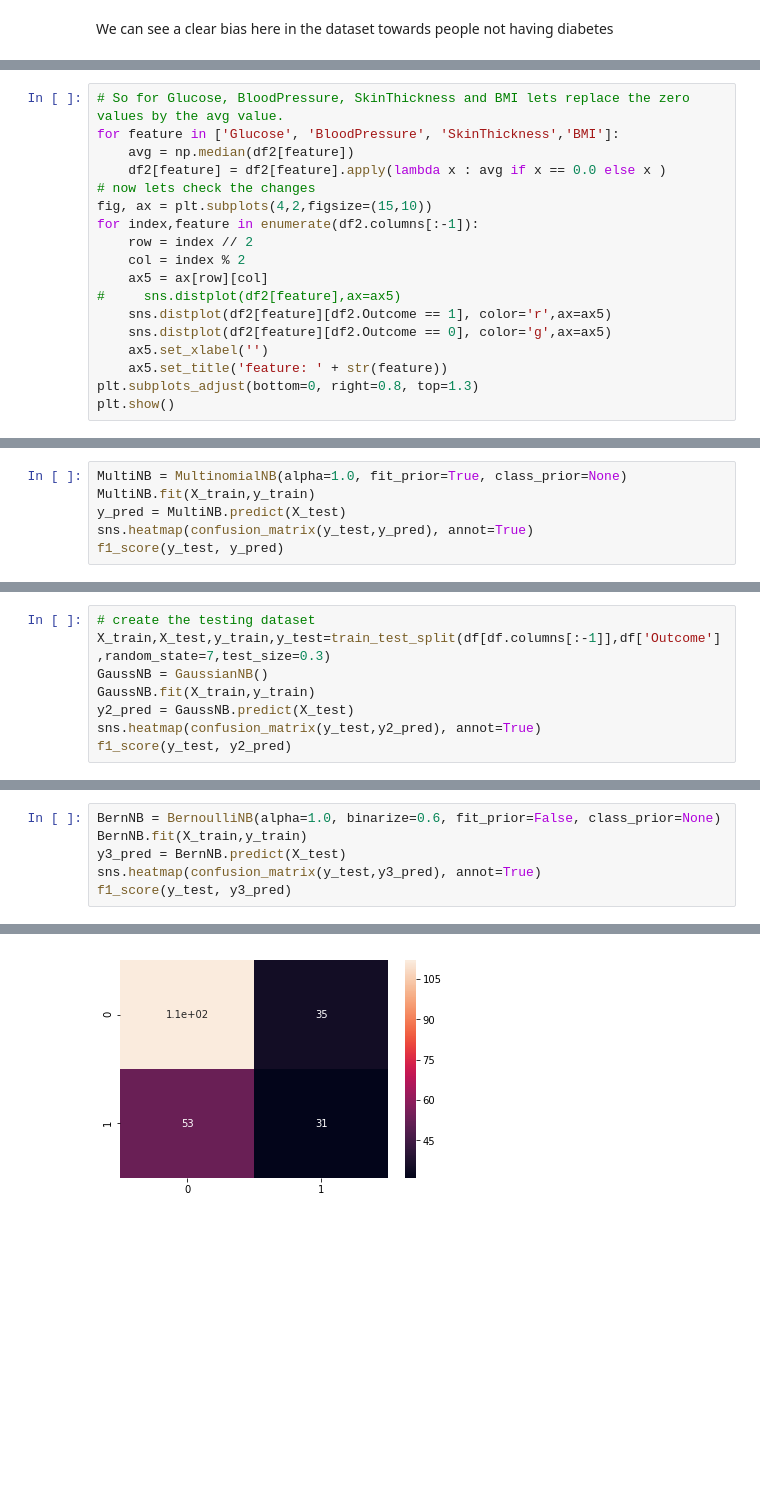
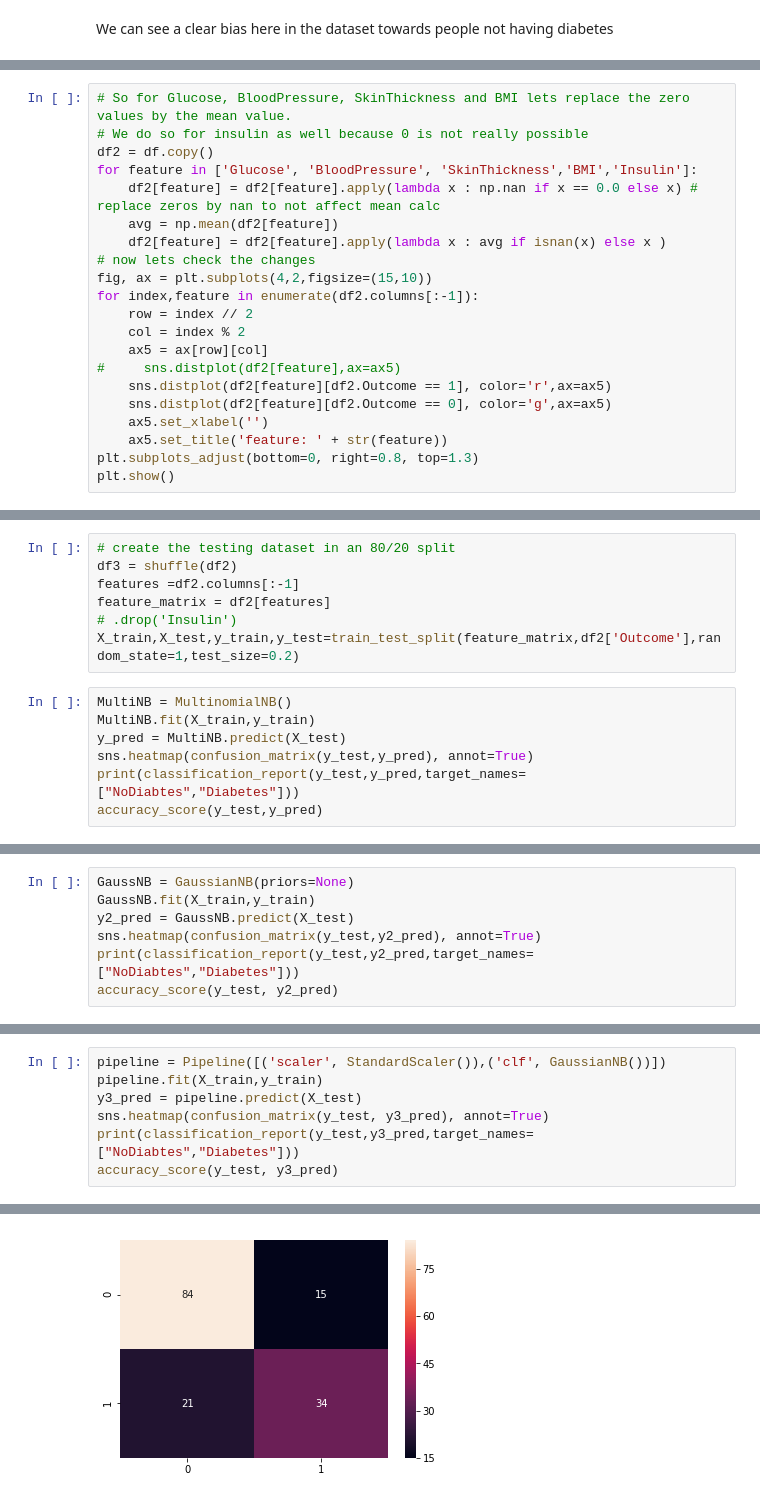
Before and after one commit to gregory1506/COMP6390, a Jupyter notebook: 03717357_Gregory_A4/03717357_COMP6930_A4_Q1.ipynb, the cells around one changed output, grey strips where cells are left out. Cells and saved outputs as stored; diff of their text form; blank space fills up the shorter version.

```diff
--- a/03717357_Gregory_A4/03717357_COMP6930_A4_Q1.ipynb
+++ b/03717357_Gregory_A4/03717357_COMP6930_A4_Q1.ipynb
@@ -83,8 +107,11 @@ We can see a clear bias here in the dataset towards people not having diabetes
 # %%
-# So for Glucose, BloodPressure, SkinThickness and BMI lets replace the zero values by the avg value.
-for feature in ['Glucose', 'BloodPressure', 'SkinThickness','BMI']:
-    avg = np.median(df2[feature])
-    df2[feature] = df2[feature].apply(lambda x : avg if x == 0.0 else x )
+# So for Glucose, BloodPressure, SkinThickness and BMI lets replace the zero values by the mean value.
+# We do so for insulin as well because 0 is not really possible
+df2 = df.copy()
+for feature in ['Glucose', 'BloodPressure', 'SkinThickness','BMI','Insulin']:
+    df2[feature] = df2[feature].apply(lambda x : np.nan if x == 0.0 else x) # replace zeros by nan to not affect mean calc
+    avg = np.mean(df2[feature])
+    df2[feature] = df2[feature].apply(lambda x : avg if isnan(x) else x )
 # now lets check the changes
 fig, ax = plt.subplots(4,2,figsize=(15,10))
 for index,feature in enumerate(df2.columns[:-1]):
@@ -106,7 +133,15 @@ Lets have a look again at both the three main NB classifiers Multinomial,Gaussia
+# %%
+# create the testing dataset in an 80/20 split
+df3 = shuffle(df2)
+features =df2.columns[:-1]
+feature_matrix = df2[features]
+# .drop('Insulin')
+X_train,X_test,y_train,y_test=train_test_split(feature_matrix,df2['Outcome'],random_state=1,test_size=0.2)
 # %%
-MultiNB = MultinomialNB(alpha=1.0, fit_prior=True, class_prior=None)
+MultiNB = MultinomialNB()
 MultiNB.fit(X_train,y_train)
 y_pred = MultiNB.predict(X_test)
 sns.heatmap(confusion_matrix(y_test,y_pred), annot=True)
-f1_score(y_test, y_pred)
+print(classification_report(y_test,y_pred,target_names=["NoDiabtes","Diabetes"]))
+accuracy_score(y_test,y_pred)
 # %% [output]
@@ -115,9 +156,8 @@ f1_score(y_test, y_pred)
 # %%
-# create the testing dataset
-X_train,X_test,y_train,y_test=train_test_split(df[df.columns[:-1]],df['Outcome'],random_state=7,test_size=0.3)
-GaussNB = GaussianNB()
+GaussNB = GaussianNB(priors=None)
 GaussNB.fit(X_train,y_train)
 y2_pred = GaussNB.predict(X_test)
 sns.heatmap(confusion_matrix(y_test,y2_pred), annot=True)
-f1_score(y_test, y2_pred)
+print(classification_report(y_test,y2_pred,target_names=["NoDiabtes","Diabetes"]))
+accuracy_score(y_test, y2_pred)
 # %% [output]
@@ -126,7 +175,8 @@ f1_score(y_test, y2_pred)
 # %%
-BernNB = BernoulliNB(alpha=1.0, binarize=0.6, fit_prior=False, class_prior=None)
-BernNB.fit(X_train,y_train)
-y3_pred = BernNB.predict(X_test)
-sns.heatmap(confusion_matrix(y_test,y3_pred), annot=True)
-f1_score(y_test, y3_pred)
+pipeline = Pipeline([('scaler', StandardScaler()),('clf', GaussianNB())])
+pipeline.fit(X_train,y_train)
+y3_pred = pipeline.predict(X_test)
+sns.heatmap(confusion_matrix(y_test, y3_pred), annot=True)
+print(classification_report(y_test,y3_pred,target_names=["NoDiabtes","Diabetes"]))
+accuracy_score(y_test, y3_pred)
 # %% [output]
@@ -134 +190 @@ f1_score(y_test, y3_pred)
-[figure, old version]
+[figure, new version]
```
Also changed, not shown: parts of 23 cells of this notebook, 1 other file.
